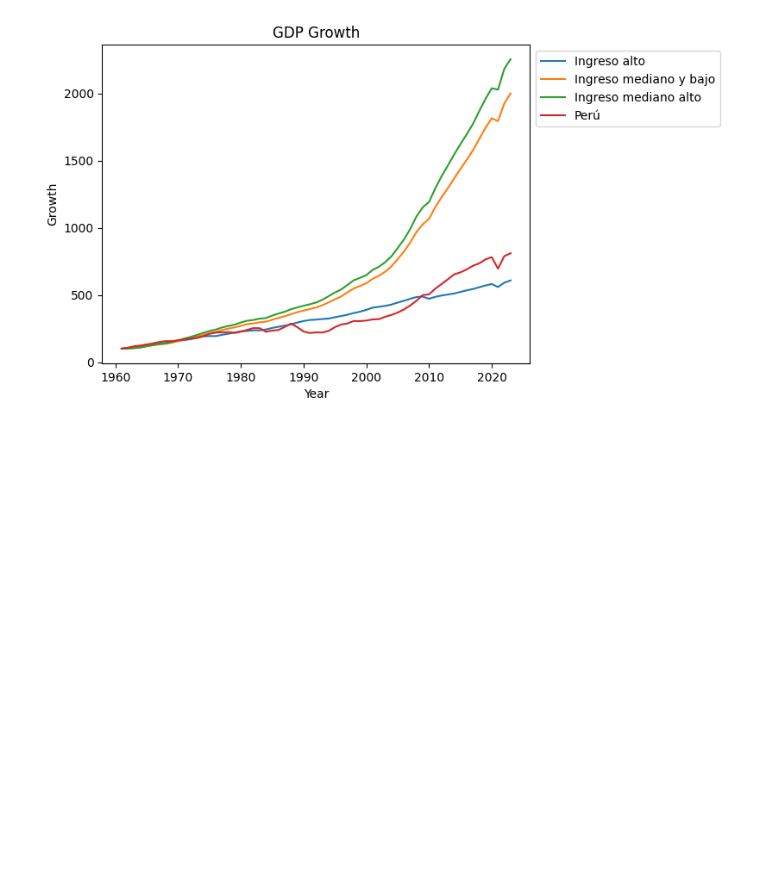
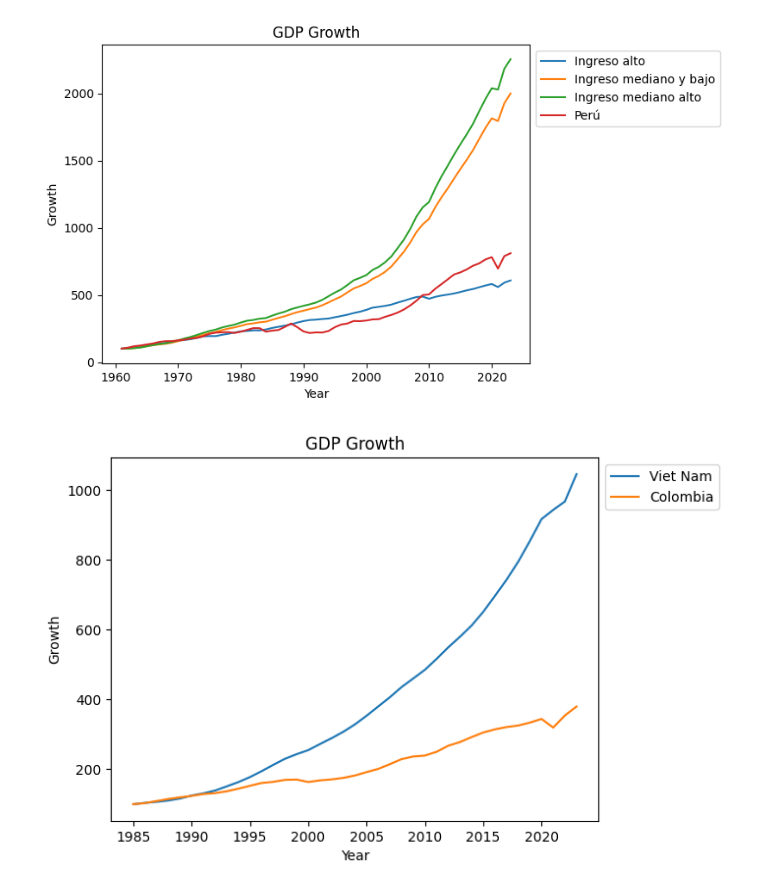
Before and after one commit to nicodigos/gdp-growth-chart, a Jupyter notebook: GDPGrowth.ipynb, the cells around one changed output. Saved outputs shown, nothing was run; the diff lists cells and outputs as text; code cells hidden in the pictures; blank space fills up the shorter version.

```diff
--- a/GDPGrowth.ipynb
+++ b/GDPGrowth.ipynb
@@ -282,3 +282,9 @@ plot_country_pib_index_year_range(1960, 2023, [
                                         ])
 # %% [output]
 [figure]
+# %%
+plot_country_pib_index_year_range(1960, 2023, [
+                                         'Viet Nam', 'Colombia'
+                                        ])
+# %% [output]
+[figure, added]
```
Also changed, not shown: parts of 1 cell of this notebook.
